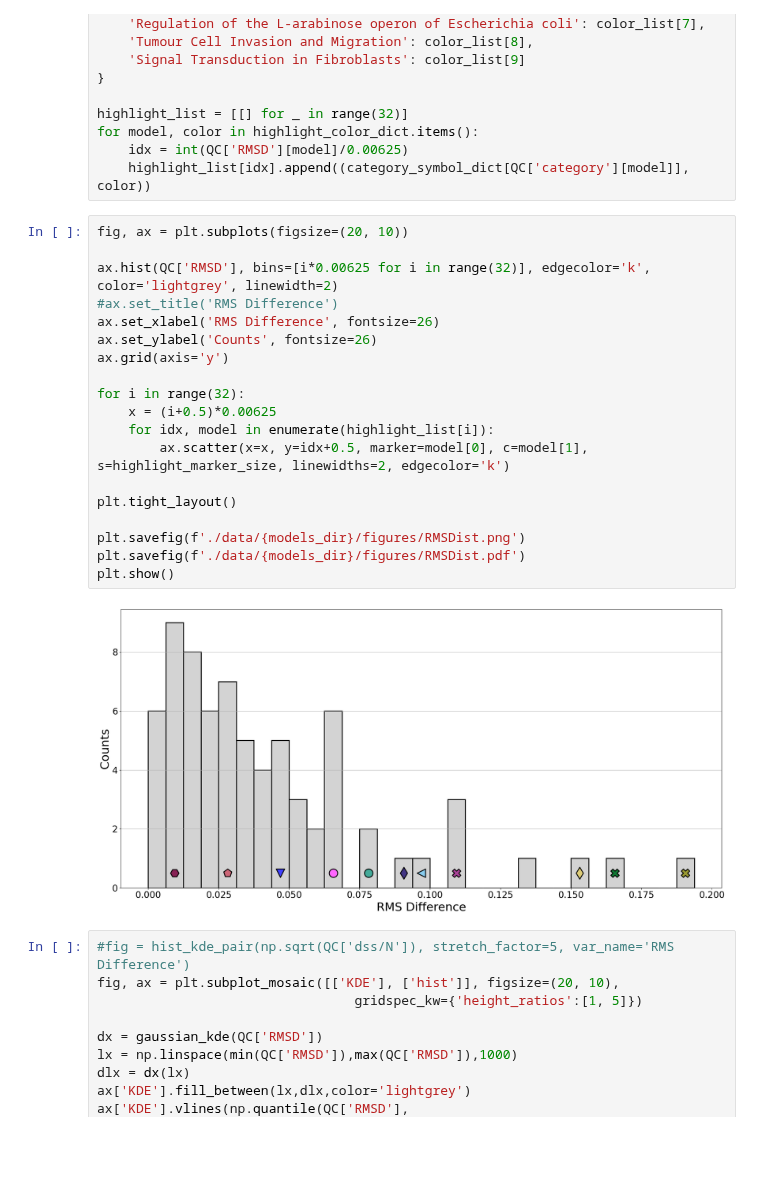
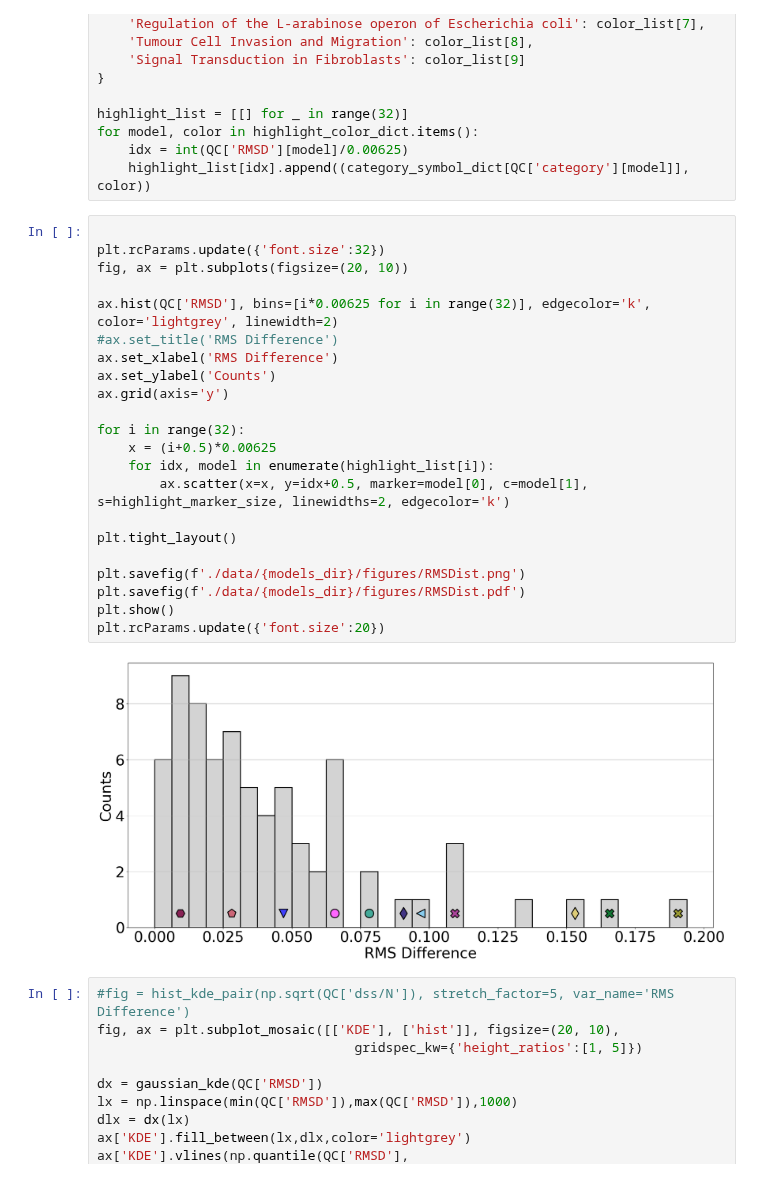
Before and after one commit to kyuhyongpark/cubewalkers-analysis, a Jupyter notebook: node_average_values_analysis.ipynb, the cells around one changed output. Saved outputs shown, nothing was run; the diff lists cells and outputs as text; blank space fills up the shorter version.

Commit message:
increase font size on RMSDist figure

```diff
--- a/node_average_values_analysis.ipynb
+++ b/node_average_values_analysis.ipynb
@@ -166,26 +166,29 @@ for model, color in highlight_color_dict.items():
     idx = int(QC['RMSD'][model]/0.00625)
     highlight_list[idx].append((category_symbol_dict[QC['category'][model]], color))
 # %%
+
+plt.rcParams.update({'font.size':32})
 fig, ax = plt.subplots(figsize=(20, 10))
 
 ax.hist(QC['RMSD'], bins=[i*0.00625 for i in range(32)], edgecolor='k', color='lightgrey', linewidth=2)
 #ax.set_title('RMS Difference')
-ax.set_xlabel('RMS Difference', fontsize=26)
-ax.set_ylabel('Counts', fontsize=26)
+ax.set_xlabel('RMS Difference')
+ax.set_ylabel('Counts')
 ax.grid(axis='y')
 
 for i in range(32):
     x = (i+0.5)*0.00625
     for idx, model in enumerate(highlight_list[i]):
         ax.scatter(x=x, y=idx+0.5, marker=model[0], c=model[1], s=highlight_marker_size, linewidths=2, edgecolor='k')
 
 plt.tight_layout()
 
 plt.savefig(f'./data/{models_dir}/figures/RMSDist.png')
 plt.savefig(f'./data/{models_dir}/figures/RMSDist.pdf')
 plt.show()
+plt.rcParams.update({'font.size':20})
 # %% [output]
-[figure, old version]
+[figure, new version]
 # %%
 #fig = hist_kde_pair(np.sqrt(QC['dss/N']), stretch_factor=5, var_name='RMS Difference')
 fig, ax = plt.subplot_mosaic([['KDE'], ['hist']], figsize=(20, 10),
```
Also changed, not shown: 2 other files.
